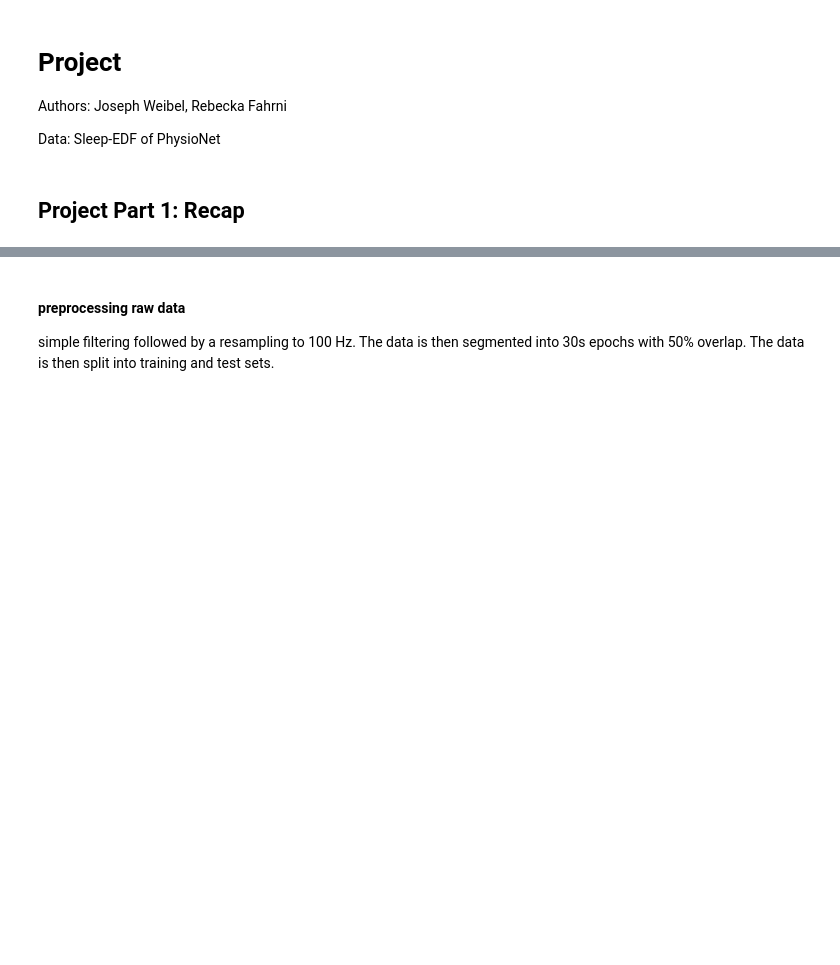
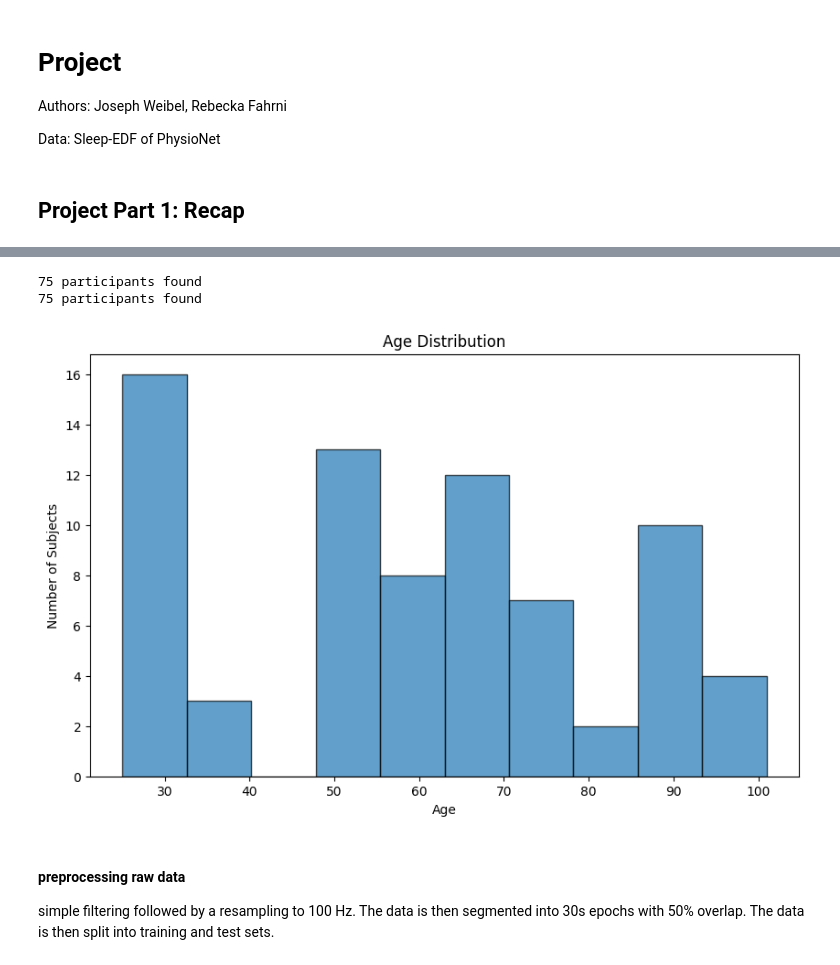
Before and after one commit to rfahrn/Time-Series-Exercises, a Jupyter notebook: project_part2.ipynb, the cells around one changed output, grey strips where cells are left out. Cells and saved outputs as stored; diff of their text form; code cells hidden in the pictures; blank space fills up the shorter version.

```diff
--- a/project_part2.ipynb
+++ b/project_part2.ipynb
@@ -28,9 +28,9 @@ import matplotlib.pyplot as plt
 from sklearn.decomposition import PCA
 from scipy.signal import welch, spectrogram
 from mne.datasets.sleep_physionet.age import fetch_data
-subjects = range(30) # 20 subjects
+valid_subjects = [i for i in range(83) if i not in [36, 39, 68, 52, 69, 78, 79, 13]]
+# 75 subjects
 recordings = [1] # only one recording per subject
-
 mne.set_log_level('ERROR')
-fnames = fetch_data(subjects=subjects, recording=recordings, on_missing='warn')
+fnames = fetch_data(subjects=valid_subjects, recording=recordings, on_missing='warn')
 # %% [output]
@@ -98 +102,18 @@ def loading_raw(raw_fname, annot_fname, load_eeg_only=True,
+# %%
+def plot_age_distribution(ages):
+    """ Plot the age distribution of participants. """
+    plt.figure(figsize=(10, 6))
+    plt.hist(ages, bins=10, edgecolor='black', alpha=0.7)
+    plt.xlabel("Age")
+    plt.ylabel("Number of Subjects")
+    plt.title("Age Distribution")
+    plt.show()
+
+# Example usage
+ages, genders = fetch_demographics(fnames)
+plot_age_distribution(ages)
+# %% [output]
+75 participants found
+75 participants found
+[figure, added]
 # %%
```
Also changed, not shown: parts of 20 cells of this notebook, 1 other file.
